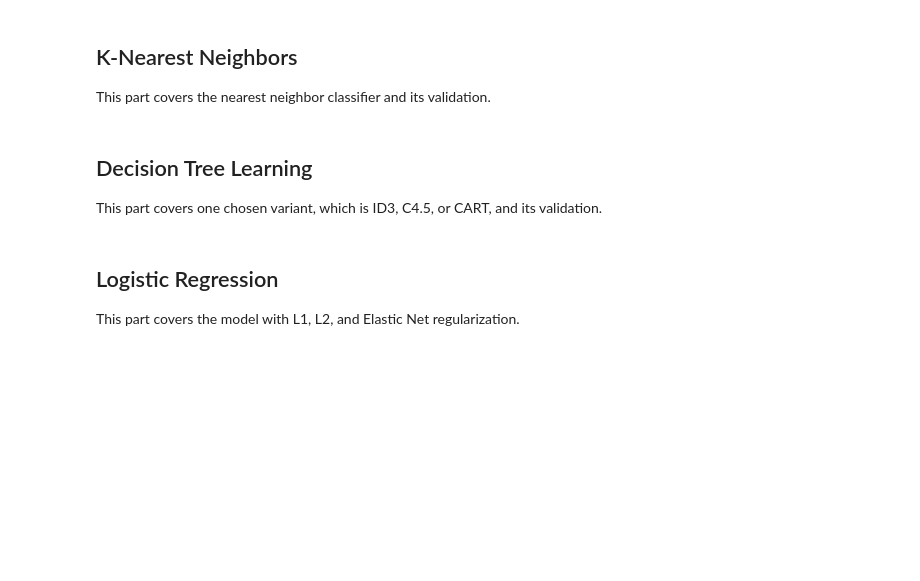
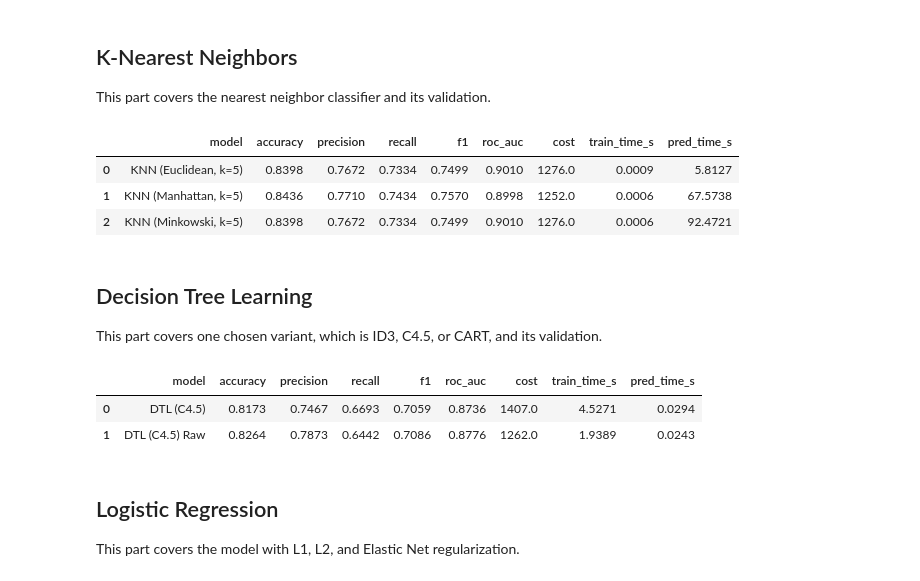
Before and after one commit to TheoMarvel/IF3170_G29_MiMHotels, a Jupyter notebook: output/Notebook_Tugas_Besar_2_IF3170_Inteligensi_Artifisial_2026_2027.ipynb, the cells around one changed output. Drawn from its saved outputs; the diff is of its cells as text; code cells hidden in the pictures; blank space fills up the shorter version.

```diff
--- a/output/Notebook_Tugas_Besar_2_IF3170_Inteligensi_Artifisial_2026_2027.ipynb
+++ b/output/Notebook_Tugas_Besar_2_IF3170_Inteligensi_Artifisial_2026_2027.ipynb
@@ -1029,18 +1030,77 @@ Remaining NaNs  -> Train: 0 | Val: 0 | Test: 0
 ---
 # %% [markdown]
 The target is `is_canceled`. The models here are implemented from scratch, with math libraries such as NumPy.
+# %%
+# General function for running model
+scratch_models = {}
+eval_rows = []
+
+def run_model(name, model, X_tr, y_tr, X_va, y_va):
+    t0 = time.perf_counter()
+    model.fit(X_tr, y_tr)
+    train_t = time.perf_counter() - t0
+    t1 = time.perf_counter()
+
+    y_prob = model.predict_prob(X_va)
+    y_pred = model.predict(X_va)
+    pred_t = time.perf_counter() - t1
+
+    scores = Metrics.evaluate_all(y_va, y_pred, y_prob)
+    row = {
+        "model": name,
+        "accuracy": round(scores["accuracy"], 4),
+        "precision": round(scores["precision"], 4),
+        "recall": round(scores["recall"], 4),
+        "f1": round(scores["f1"], 4),
+        "roc_auc": round(scores["roc_auc"], 4),
+        "cost": scores["cost"],
+        "train_time_s": round(train_t, 4),
+        "pred_time_s": round(pred_t, 4),
+    }
+    scratch_models[name] = model
+    eval_rows.append(row)
+    return row
 # %% [markdown]
 ## K-Nearest Neighbors
 
 <!-- rubric v3: pairwise distances, val_neighbor_dists -->
 
 This part covers the nearest neighbor classifier and its validation.
+# %%
+knn_config = {
+    "KNN (Euclidean, k=5)": KNNScratch(k=5, distance="euclidean", weights="distance", batch_size=50),
+    "KNN (Manhattan, k=5)": KNNScratch(k=5, distance="manhattan", weights="distance", batch_size=50),
+    "KNN (Minkowski, k=5)": KNNScratch(k=5, distance="minkowski", p=2.0, weights="distance", batch_size=50),
+}
+
+knn_rows = [run_model(name, m, X_train_mat, y_train_vec, X_val_mat, y_val_vec) for name, m in knn_config.items()]
+display(pd.DataFrame(knn_rows))
+# %% [output]
+|  | model | accuracy | precision | recall | f1 | roc_auc | cost | train_time_s | pred_time_s |
+| 0 | KNN (Euclidean, k=5) | 0.8398 | 0.7672 | 0.7334 | 0.7499 | 0.9010 | 1276.0 | 0.0009 | 5.8127 |
+| 1 | KNN (Manhattan, k=5) | 0.8436 | 0.7710 | 0.7434 | 0.7570 | 0.8998 | 1252.0 | 0.0006 | 67.5738 |
+| 2 | KNN (Minkowski, k=5) | 0.8398 | 0.7672 | 0.7334 | 0.7499 | 0.9010 | 1276.0 | 0.0006 | 92.4721 |
 # %% [markdown]
 ## Decision Tree Learning
 
 This part covers one chosen variant, which is ID3, C4.5, or CART, and its validation.
 # %%
-# Write your code here
+dtl_rows = []
+
+# 1. C4.5 on formatted data (for comparison across models)
+dtl_c45 = DecisionTreeScratch(algorithm="C4.5", max_depth=10, min_samples_split=10, min_gain=1e-4)
+dtl_rows.append(run_model("DTL (C4.5)", dtl_c45, X_train_mat, y_train_vec, X_val_mat, y_val_vec))
+
+# 2. Native Handling of C4.5 on raw numeric + categorical strings + null values
+dtl_c45_raw = DecisionTreeScratch(algorithm="C4.5", max_depth=10, min_samples_split=10, min_gain=1e-4)
+dtl_c45_raw_row = run_model("DTL (C4.5) Raw", dtl_c45_raw, X_tr_raw, y_tr_raw, X_va_raw, y_va_raw)
+dtl_rows.append(dtl_c45_raw_row)
+
+display(pd.DataFrame(dtl_rows))
+# %% [output]
+|  | model | accuracy | precision | recall | f1 | roc_auc | cost | train_time_s | pred_time_s |
+| 0 | DTL (C4.5) | 0.8173 | 0.7467 | 0.6693 | 0.7059 | 0.8736 | 1407.0 | 4.5271 | 0.0294 |
+| 1 | DTL (C4.5) Raw | 0.8264 | 0.7873 | 0.6442 | 0.7086 | 0.8776 | 1262.0 | 1.9389 | 0.0243 |
 # %% [markdown]
 ## Logistic Regression
 
```
Also changed, not shown: parts of 7 cells of this notebook.
